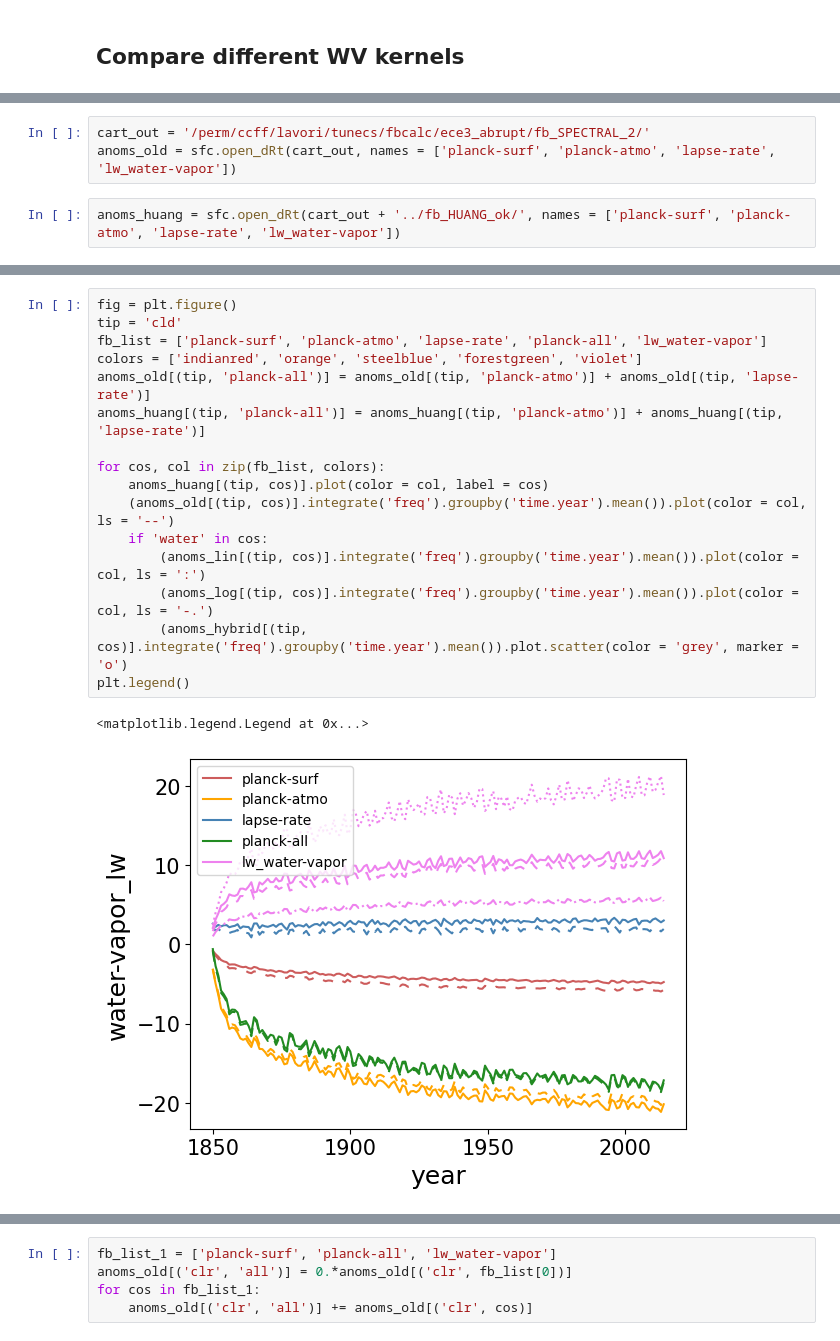
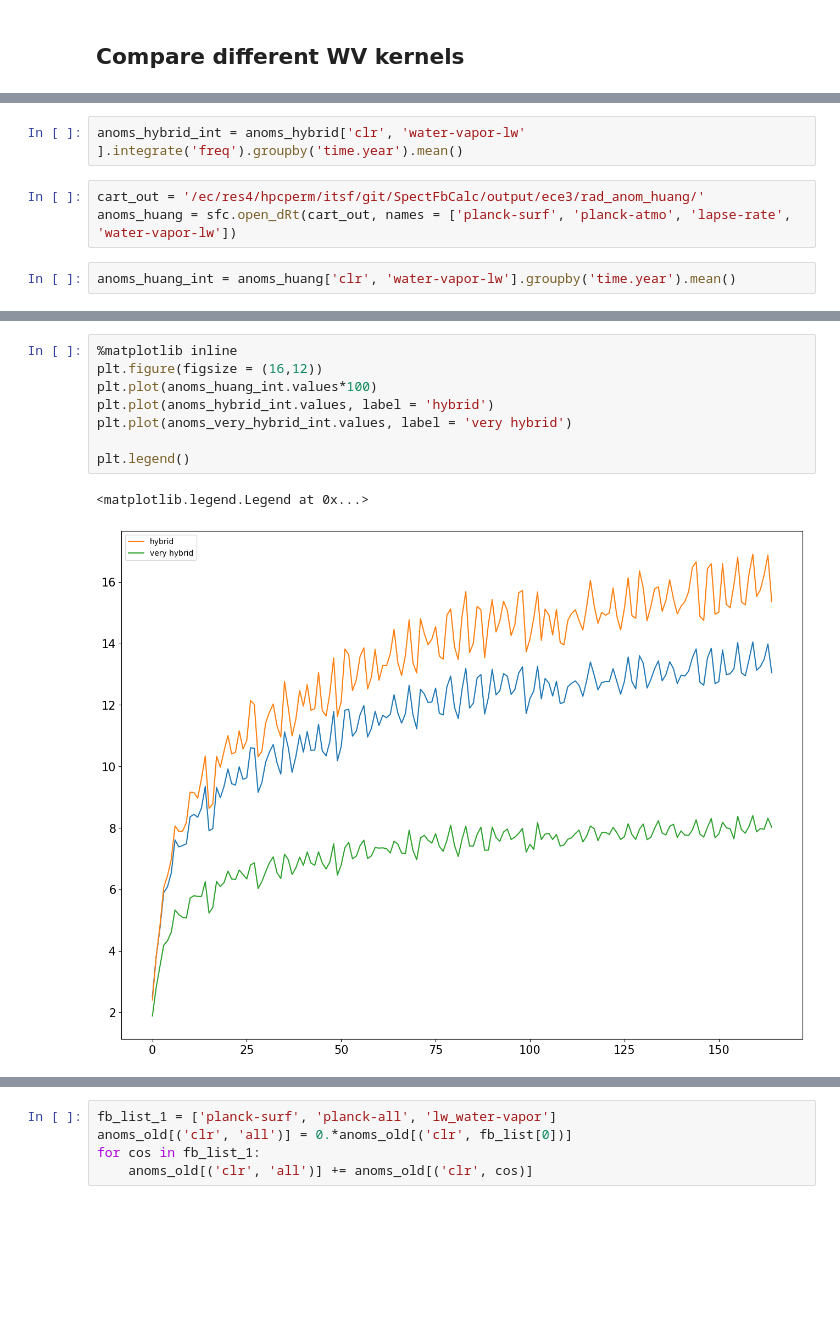
Before and after one commit to maalbanese/SpectFbCalc, a Jupyter notebook: spectfbcalc/test_kernel_spectral.ipynb, the cells around one changed output, grey strips where cells are left out. Saved outputs shown, nothing was run; the diff lists cells and outputs as text; blank space fills up the shorter version.

```diff
--- a/spectfbcalc/test_kernel_spectral.ipynb
+++ b/spectfbcalc/test_kernel_spectral.ipynb
@@ -174,6 +284,8 @@ anoms_hybrid = sfc.open_dRt(cart_out, names = ['planck-surf', 'planck-atmo', 'la
+# %%
+anoms_hybrid_int = anoms_hybrid['clr', 'water-vapor-lw' ].integrate('freq').groupby('time.year').mean()
 # %%
-cart_out = '/perm/ccff/lavori/tunecs/fbcalc/ece3_abrupt/fb_SPECTRAL_2/'
-anoms_old = sfc.open_dRt(cart_out, names = ['planck-surf', 'planck-atmo', 'lapse-rate', 'lw_water-vapor'])
+cart_out = '/ec/res4/hpcperm/itsf/git/SpectFbCalc/output/ece3/rad_anom_huang/'
+anoms_huang = sfc.open_dRt(cart_out, names = ['planck-surf', 'planck-atmo', 'lapse-rate', 'water-vapor-lw'])
-# %%
-anoms_huang = sfc.open_dRt(cart_out + '../fb_HUANG_ok/', names = ['planck-surf', 'planck-atmo', 'lapse-rate', 'lw_water-vapor'])
+# %%
+anoms_huang_int = anoms_huang['clr', 'water-vapor-lw'].groupby('time.year').mean()
 # %%
@@ -200,19 +311,11 @@ plt.legend()
-# %%
-fig = plt.figure()
-tip = 'cld'
-fb_list = ['planck-surf', 'planck-atmo', 'lapse-rate', 'planck-all', 'lw_water-vapor']
-colors = ['indianred', 'orange', 'steelblue', 'forestgreen', 'violet']
-anoms_old[(tip, 'planck-all')] = anoms_old[(tip, 'planck-atmo')] + anoms_old[(tip, 'lapse-rate')]
-anoms_huang[(tip, 'planck-all')] = anoms_huang[(tip, 'planck-atmo')] + anoms_huang[(tip, 'lapse-rate')]
-
-for cos, col in zip(fb_list, colors):
-    anoms_huang[(tip, cos)].plot(color = col, label = cos)
-    (anoms_old[(tip, cos)].integrate('freq').groupby('time.year').mean()).plot(color = col, ls = '--')
-    if 'water' in cos:
-        (anoms_lin[(tip, cos)].integrate('freq').groupby('time.year').mean()).plot(color = col, ls = ':')
-        (anoms_log[(tip, cos)].integrate('freq').groupby('time.year').mean()).plot(color = col, ls = '-.')
-        (anoms_hybrid[(tip, cos)].integrate('freq').groupby('time.year').mean()).plot.scatter(color = 'grey', marker = 'o')
-plt.legend()
-# %% [output]
-<matplotlib.legend.Legend at 0x...>
-[figure, removed]
+# %%
+%matplotlib inline
+plt.figure(figsize = (16,12))
+plt.plot(anoms_huang_int.values*100)
+plt.plot(anoms_hybrid_int.values, label = 'hybrid')
+plt.plot(anoms_very_hybrid_int.values, label = 'very hybrid')
+
+plt.legend()
+# %% [output]
+<matplotlib.legend.Legend at 0x...>
+[figure, added]
```
Also changed, not shown: parts of 21 cells of this notebook, 1 other file.
